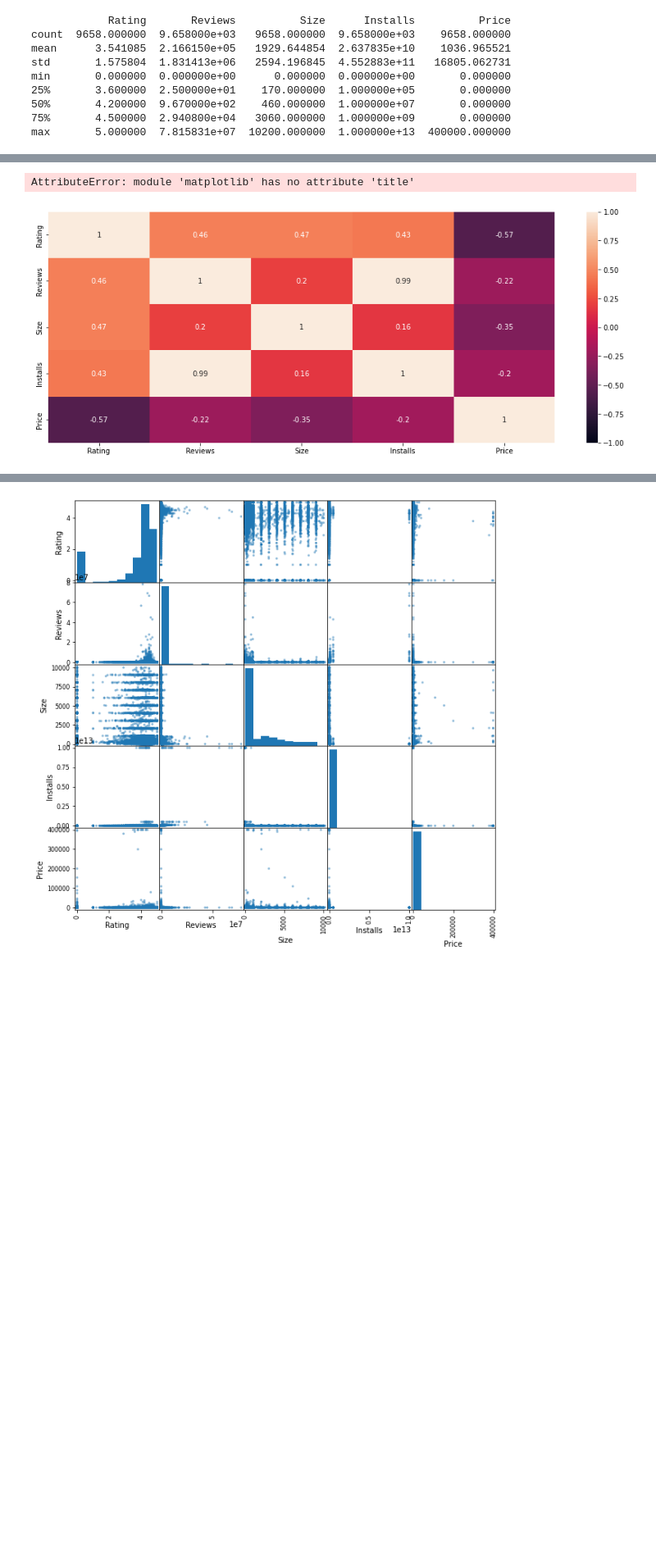
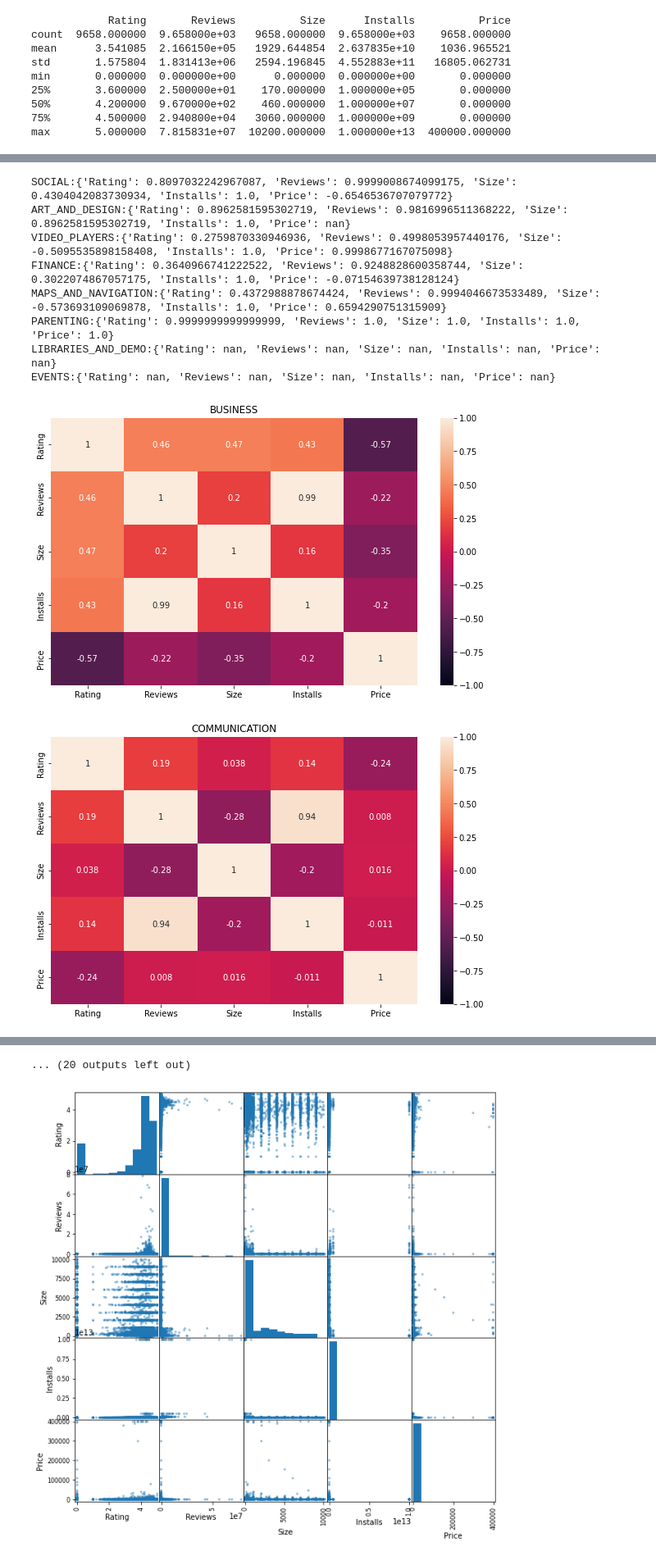
Before and after one commit to Rodauv/google_playstore_stats, a Jupyter notebook: my_mobapp_studio.ipynb, the cells around one changed output, grey strips where cells are left out. Shown at 82% size. Drawn from its saved outputs; the diff is of its cells as text; code cells hidden in the pictures; blank space fills up the shorter version.

```diff
--- a/my_mobapp_studio.ipynb
+++ b/my_mobapp_studio.ipynb
@@ -360,10 +360,10 @@ def compute_correlations_matrix(df,cat):
     df_fam = df.query("Category == @category")
     corr_df_fam = df_fam.corr()
     corelations_fam = corr_df_fam.to_dict(orient='dict')
-    print(corelations_fam['Installs'])
-    pyplot.figure(figsize=(16, 6))
+    print(f"{cat}:{corelations_fam['Installs']}")
+    pyplot.figure(figsize=(10, 6))
     sns.heatmap(corr_df_fam, vmin=-1, vmax=1, annot=True)
-    plt.title(f'%s')
+    pyplot.title(f'%s' % category)
 
 def correlations_matrix_call(df):
     cat = df['Category'].unique()
@@ -380,2 +395,10 @@ correlations_matrix_call(paid_dataset)
-AttributeError: module 'matplotlib' has no attribute 'title'
+SOCIAL:{'Rating': 0.8097032242967087, 'Reviews': 0.9999008674099175, 'Size': 0.4304042083730934, 'Installs': 1.0, 'Price': -0.6546536707079772}
+ART_AND_DESIGN:{'Rating': 0.8962581595302719, 'Reviews': 0.9816996511368222, 'Size': 0.8962581595302719, 'Installs': 1.0, 'Price': nan}
+VIDEO_PLAYERS:{'Rating': 0.2759870330946936, 'Reviews': 0.4998053957440176, 'Size': -0.5095535898158408, 'Installs': 1.0, 'Price': 0.9998677167075098}
+FINANCE:{'Rating': 0.3640966741222522, 'Reviews': 0.9248828600358744, 'Size': 0.3022074867057175, 'Installs': 1.0, 'Price': -0.07154639738128124}
+MAPS_AND_NAVIGATION:{'Rating': 0.4372988878674424, 'Reviews': 0.9994046673533489, 'Size': -0.573693109069878, 'Installs': 1.0, 'Price': 0.6594290751315909}
+PARENTING:{'Rating': 0.9999999999999999, 'Reviews': 1.0, 'Size': 1.0, 'Installs': 1.0, 'Price': 1.0}
+LIBRARIES_AND_DEMO:{'Rating': nan, 'Reviews': nan, 'Size': nan, 'Installs': nan, 'Price': nan}
+EVENTS:{'Rating': nan, 'Reviews': nan, 'Size': nan, 'Installs': nan, 'Price': nan}
-[figure, old version]
+[figure, new version]
+[figure, added]
@@ -382,3 +413,4 @@ AttributeError: module 'matplotlib' has no attribute 'title'
+... (20 outputs left out)
 # %%
 #4.7 - Scatter Matrix
 def print_scatter_matrix(df):
```
Also changed, not shown: parts of 7 cells of this notebook.
